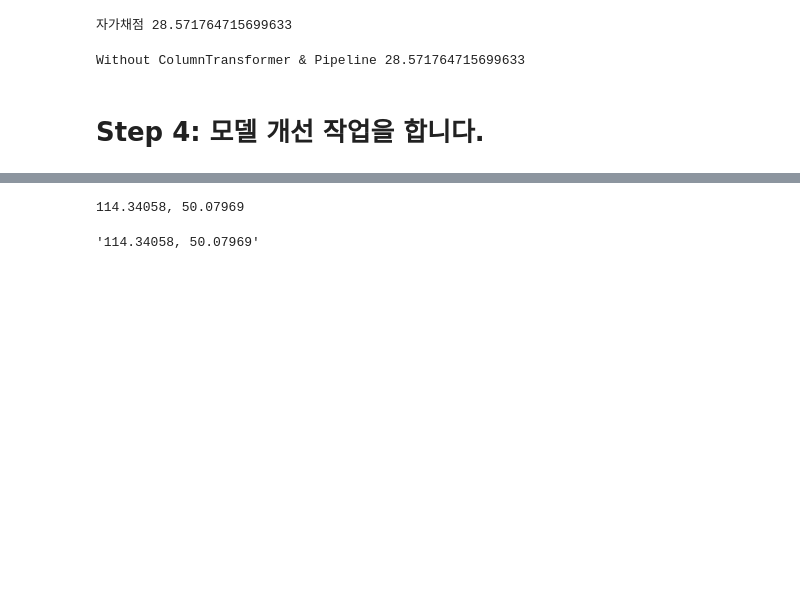
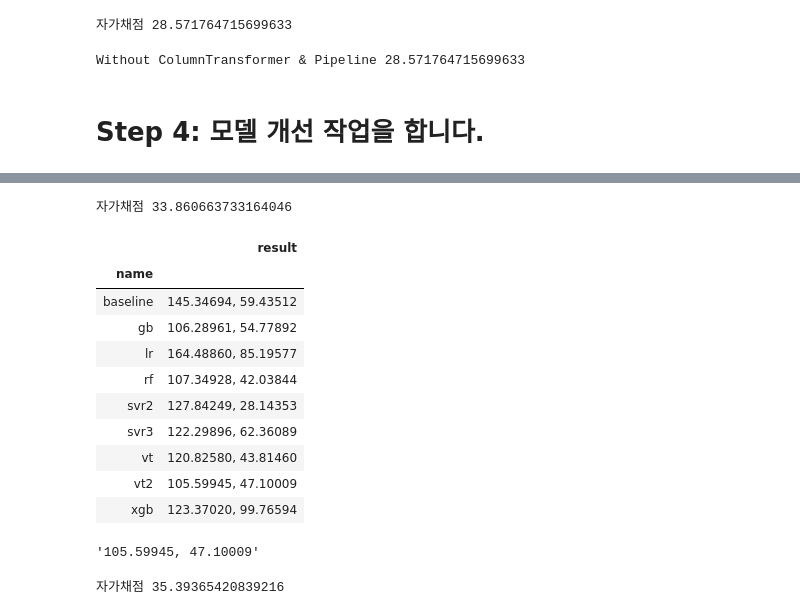
Before and after one commit to sunkusun9/DS_lv3_2504_1, a Jupyter notebook: sec_ds_lv3_prob3_kaggle.ipynb, the cells around one changed output, grey strips where cells are left out. Saved outputs shown, nothing was run; the diff lists cells and outputs as text; code cells hidden in the pictures; blank space fills up the shorter version.

Commit message:
Day1 Kaggle 문제 풀이 올립니다.

```diff
--- a/sec_ds_lv3_prob3_kaggle.ipynb
+++ b/sec_ds_lv3_prob3_kaggle.ipynb
@@ -379,9 +416,10 @@ reg_gb = make_pipeline(
     ct,
     GradientBoostingRegressor(
         loss = 'huber', # 손실함수: huber
-        n_estimators = 75, # 트리의 수: 75
-        max_depth = 7, # 트리의 최대 깊이: 7
-        min_samples_leaf = 4, # 리프 노드(Leaf Node)의 최소 샘플 수: 4
+        n_estimators = 500,
+        learning_rate = 0.025,
+        max_depth = 5,
+        min_samples_leaf = 8,
         random_state = 123, # 랜덤 시드: 123
     )
 )
@@ -436,0 +474,22 @@ eval_model('rf', reg_rf)
+# %%
+# RF: Random Forest
+
+from sklearn.ensemble import RandomForestRegressor
+
+X_rf = "15분, 30분, 45분, 60분, DayName, Hour, AM, Weekend_yn, Holiday_yn, Avg, TotalHour, 생산량, 기온, 풍속, 습도, 강수량, 전기요금(계절), 공장인원, 인건비"
+X_rf = [i.strip() for i in X_rf.split(',')]
+
+ct = ColumnTransformer([
+    ('pt', 'passthrough', X_rf)
+])
+
+# max_depth=, n_estimators= 을 사용하여 튜닝해봅니다.
+reg_rf = make_pipeline(
+    ct,
+    RandomForestRegressor(
+        max_depth = 10,
+        n_estimators = 150,
+        random_state=123,
+    )
+)
+eval_model('rf', reg_rf)
@@ -437,19 +508,43 @@ eval_model('rf', reg_rf)
+# %%
+prd = select_model(reg_rf)
+
+# 자가 채점
+print("자가채점", mean_absolute_error(s_kaggle_ans, prd))
+# %% [output]
+자가채점 33.860663733164046
 # %%
 from sklearn.ensemble import VotingRegressor
 
 # Voting할 모델을 선별합니다.
 
 reg_vt2 = VotingRegressor([
     #('svr2', reg_svr2),
     #('svr3', reg_svr3),
     ('gb', reg_gb),
     ('rf', reg_rf),
-    ('xgb', reg_xgb),
+    #('xgb', reg_xgb),
     #('lr', reg_lr)
 ])
 
 # Voting 모델의 성능을 측정
 eval_model('vt2', reg_vt2)
 # %% [output]
+|  | result |
+| name |  |
+| baseline | 145.34694, 59.43512 |
+| gb | 106.28961, 54.77892 |
+| lr | 164.48860, 85.19577 |
+| rf | 107.34928, 42.03844 |
+| svr2 | 127.84249, 28.14353 |
+| svr3 | 122.29896, 62.36089 |
+| vt | 120.82580, 43.81460 |
+| vt2 | 105.59945, 47.10009 |
+| xgb | 123.37020, 99.76594 |
-114.34058, 50.07969
+'105.59945, 47.10009'
-'114.34058, 50.07969'
+# %%
+prd = select_model(reg_vt2)
+
+# 자가 채점
+print("자가채점", mean_absolute_error(s_kaggle_ans, prd))
+# %% [output]
+자가채점 35.39365420839216
```
Also changed, not shown: parts of 14 cells of this notebook.
